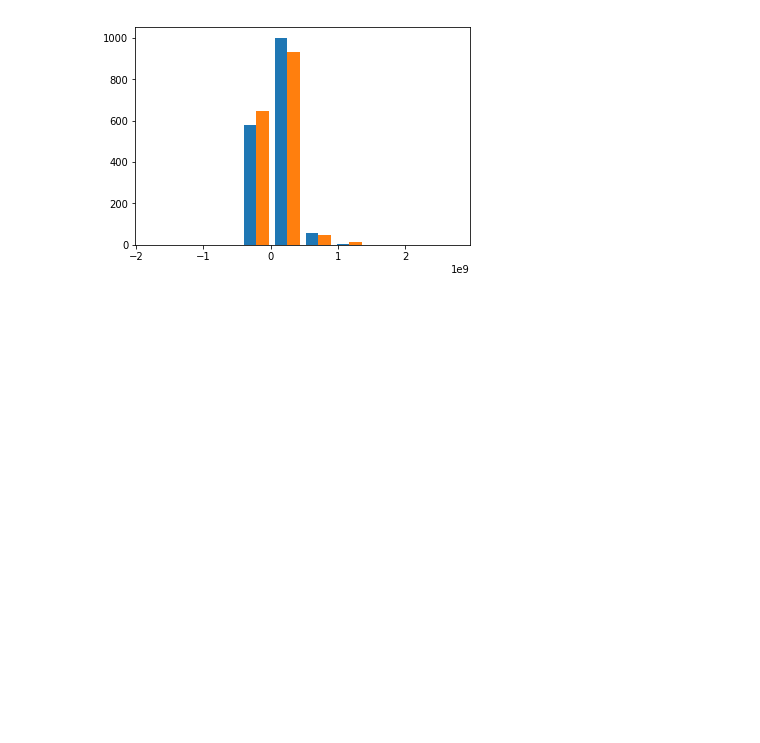
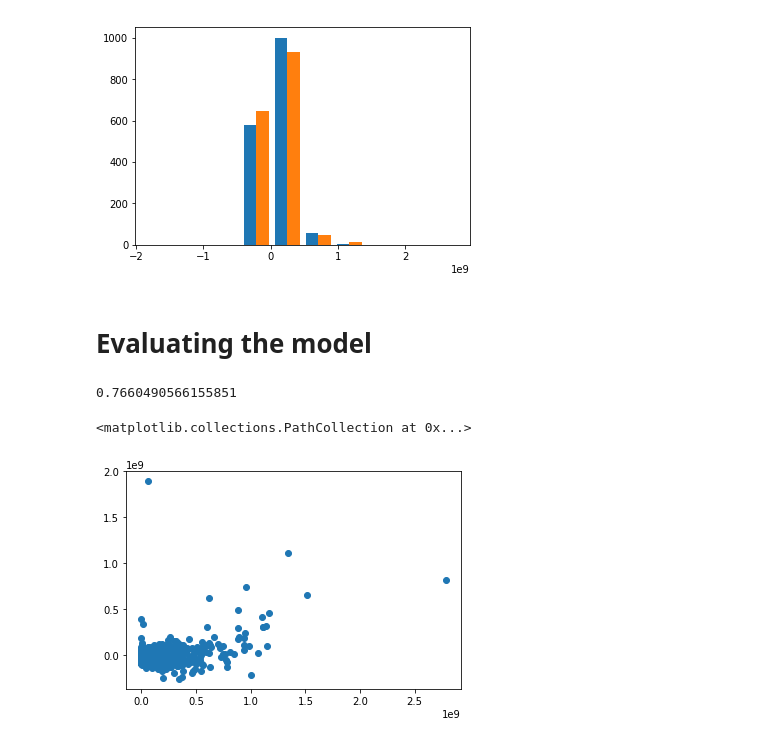
Before and after one commit to FranLMSP/platzi-ml, a Jupyter notebook: 3. Introducing Scikitlearn.ipynb, the cells around one changed output. Saved outputs shown, nothing was run; the diff lists cells and outputs as text; code cells hidden in the pictures; blank space fills up the shorter version.

Commit message:
Evaluating the model

```diff
--- a/3. Introducing Scikitlearn.ipynb
+++ b/3. Introducing Scikitlearn.ipynb
@@ -66,3 +66,15 @@ plt.hist([predicted, Y_test])
          1.86160376e+09,  2.32276137e+09,  2.78391898e+09]),
  <a list of 2 Lists of Patches objects>)
 [figure]
+# %% [markdown]
+# Evaluating the model
+# %%
+model.score(X_test, Y_test) # This is a very nice score, but we have to graph this in order to check any error
+# %% [output]
+0.7660490566155851
+# %%
+residuals = Y_test - predicted
+plt.scatter(Y_test, residuals)
+# %% [output]
+<matplotlib.collections.PathCollection at 0x...>
+[figure, added]
```
Also changed, not shown: parts of 4 cells of this notebook.
